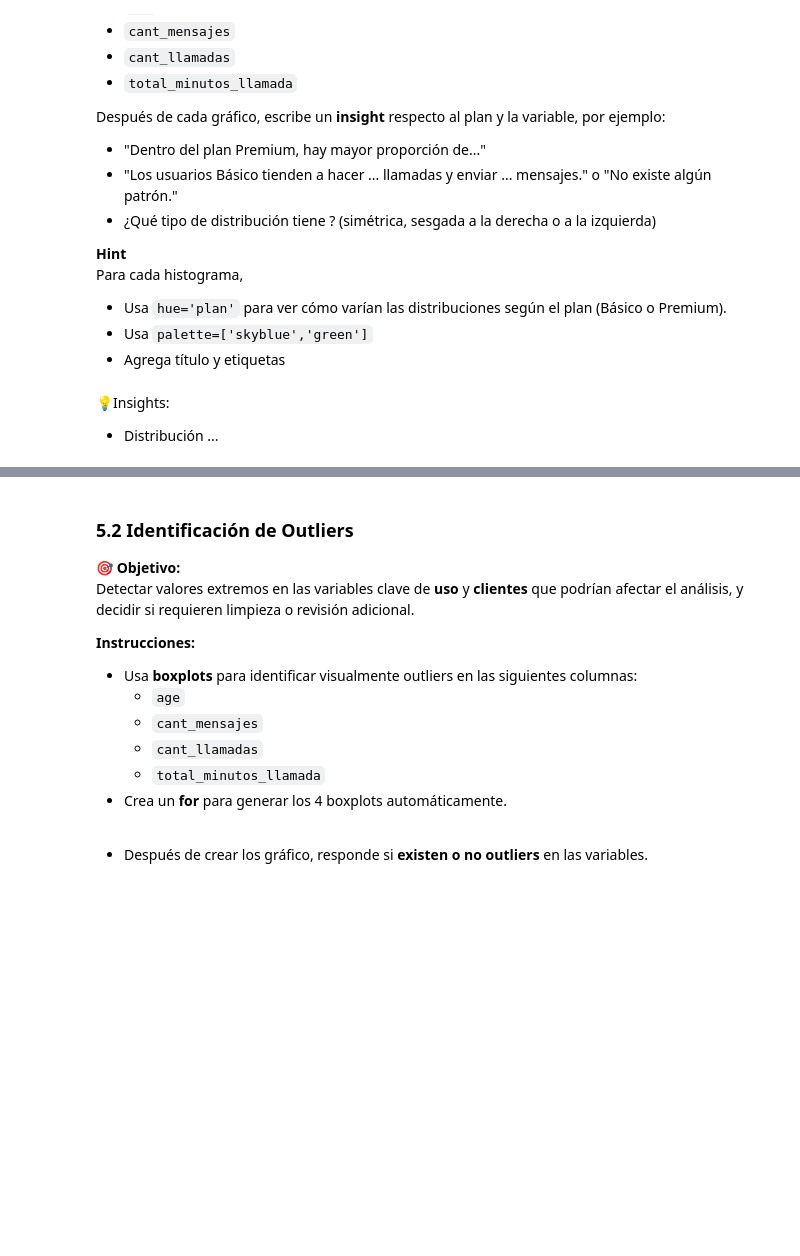
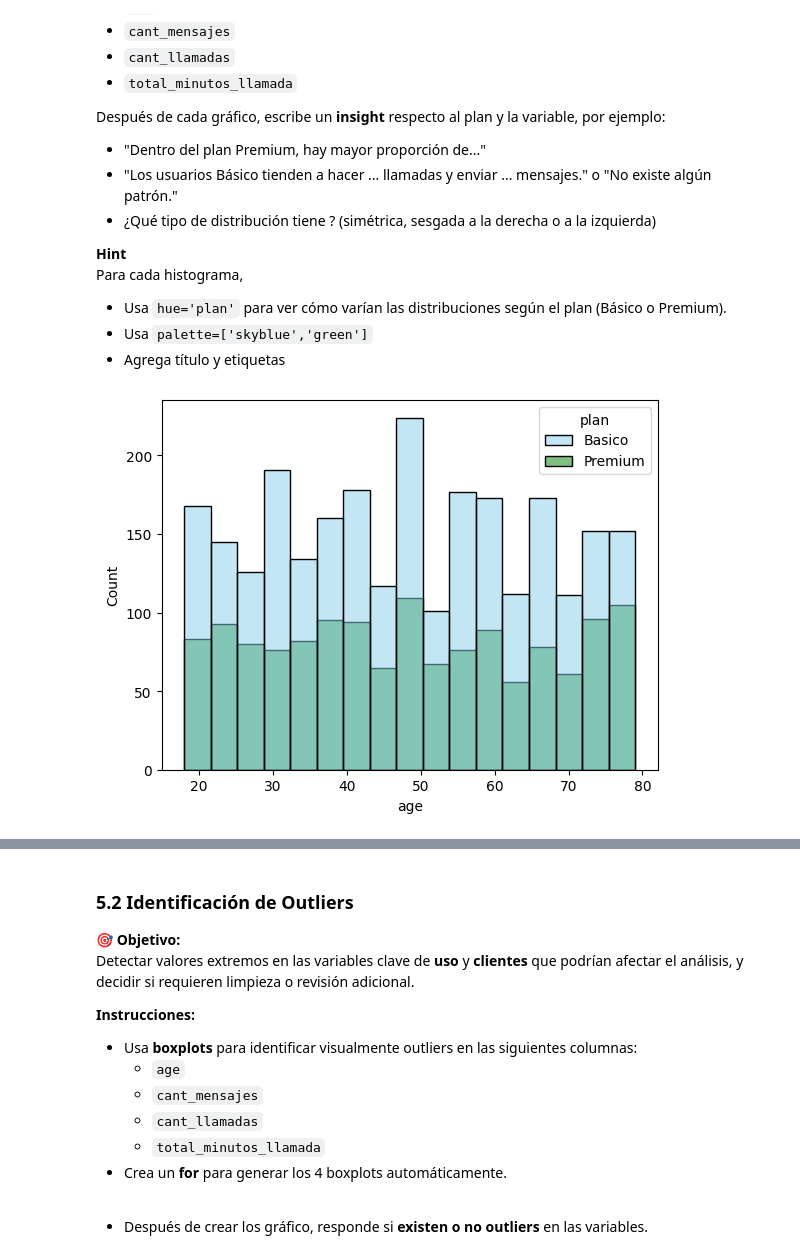
Before and after one commit to emma-slrzno/ConnectaTel, a Jupyter notebook: ConnectaTel.ipynb, the cells around one changed output, grey strips where cells are left out. Cells and saved outputs as stored; diff of their text form; code cells hidden in the pictures; blank space fills up the shorter version.

```diff
--- a/ConnectaTel.ipynb
+++ b/ConnectaTel.ipynb
@@ -212,5 +395,6 @@ users['age'].describe()
 # %%
 # Marcar fechas futuras como NA para reg_date
-
+users['reg_date']= users.loc[users['reg_date'].dt.year > 2024, 'reg_date'] = pd.NaT
 
 # Verificar cambios
+users['reg_date'].describe()
@@ -251,12 +455,12 @@ Haz doble clic aquíy escribe que tu diagnostico de nulos en `duration` y `lengt
 3. Combina esta tabla con `users`.
 # %%
 # Columnas auxiliares
-usage["is_text"] = (usage["type"] == "text").astype(int) #conocer el total de mensajes
-usage["is_call"] = (usage["type"] == "call").astype(int) #conocer el total de llamadas
-
+usage["is_text"] = (usage["type"] == "text").astype(int)
+usage["is_call"] = (usage["type"] == "call").astype(int)
+usage["is_duration"] = usage["duration"].fillna(0)
 
 # Agrupar información por usuario
-usage_agg = usage ... reset_index()
+usage_agg = usage.groupby('user_id')[['is_text', 'is_call', 'is_duration']].agg('sum')
 
 # observar resultado
 usage_agg.head(3)
@@ -263,5 +473,8 @@ usage_agg.head(3)
 # %%
 # Renombrar columnas
+usage_agg = usage_agg.rename(columns={"is_text": "cant_mensajes"})
+usage_agg = usage_agg.rename(columns={"is_call": "cant_llamadas"})
+usage_agg = usage_agg.rename(columns={"is_duration": "cant_minutos_llamada"})
 
 # observar resultado
 usage_agg.head(3)
@@ -268,4 +487,4 @@ usage_agg.head(3)
 # %%
 # Combinar la tabla agregada con el dataset de usuarios
-user_profile =
+user_profile = pd.merge(users, usage_agg, on='user_id')
 user_profile.head(5)
@@ -311,8 +570,7 @@ Para cada histograma,
 - Agrega título y etiquetas
 # %%
 # Histograma para visualizar la edad (age)
-sns.histplot(...)
+sns.histplot(data=user_profile, x='age', hue='plan',palette=['skyblue','green'])
 plt.show()
+# %% [output]
+[figure, added]
-# %% [markdown]
-💡Insights:
-- Distribución ...
```
Also changed, not shown: parts of 87 cells of this notebook.
